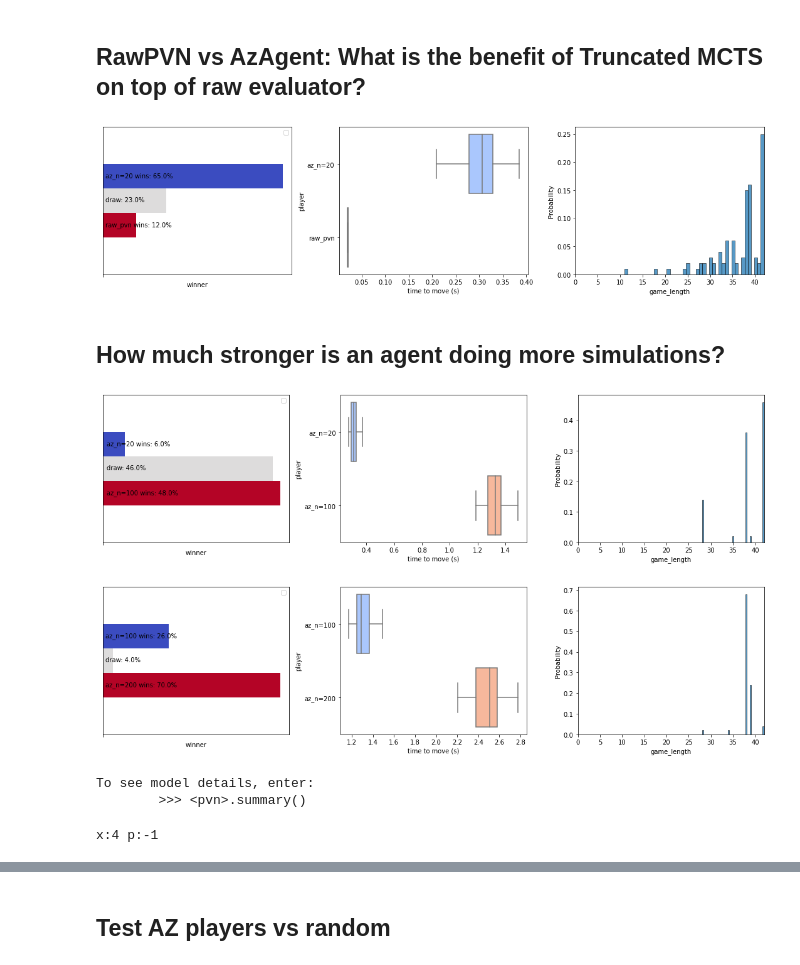
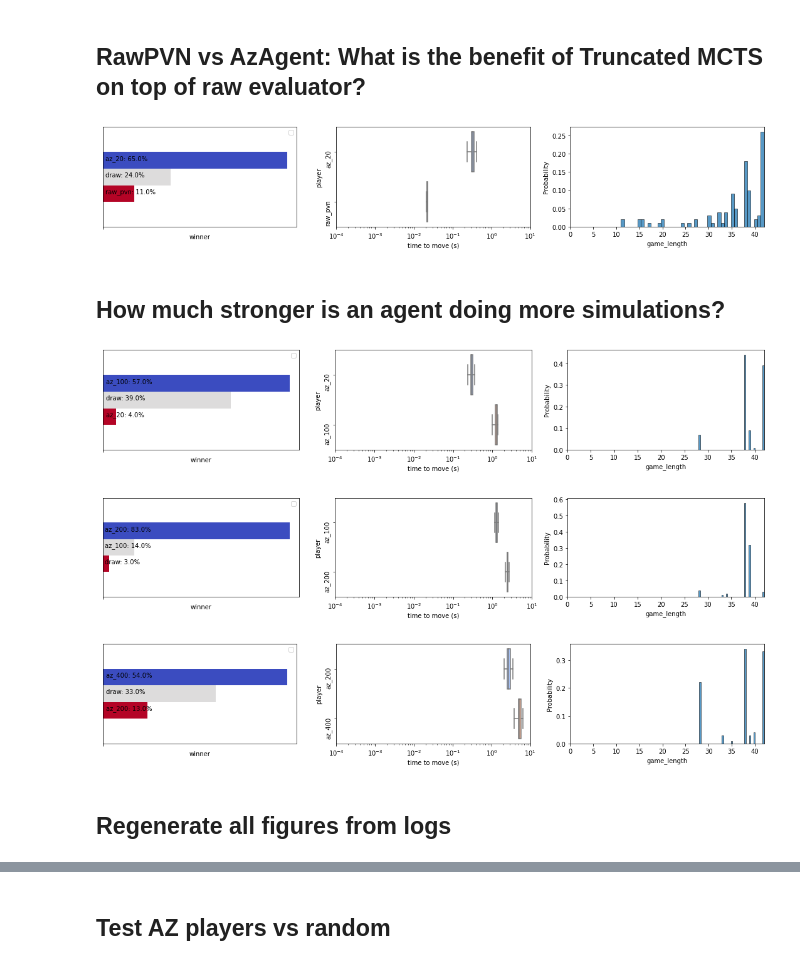
Before and after one commit to spayot/connectfour, a Jupyter notebook: notebooks/test_game.ipynb, the cells around one changed output, grey strips where cells are left out. Cells and saved outputs as stored; diff of their text form; code cells hidden in the pictures.

```diff
--- a/notebooks/test_game.ipynb
+++ b/notebooks/test_game.ipynb
@@ -9,6 +9,6 @@ import connectfour as c4
 from connectfour import game
 
 FIGDIR = '../visualizations/'
-
+LOGPATH = '../logs/compete/compete.log'
 %load_ext autoreload
 %autoreload 2
@@ -437,6 +434,14 @@ array([0.  , 0.  , 0.25, 0.  , 0.  , 0.  , 0.75])
 [action.N for action in node.actions]
 # %% [output]
 [0, 0, 20, 0, 0, 0, 180]
+# %%
+def compete_and_plot(strat1, strat2):
+    outcomes = c4.compete.compare_strategies(strat1=strat1,
+                                         strat2=strat2,
+                                         n_games=100,
+                                         logpath=LOGPATH)
+    # plot outcomes
+    c4.compete.plot_strat_competition_outcomes(outcomes, figdir=FIGDIR)
 # %% [markdown]
 ## Test Random vs LeftMost
 # %%
@@ -471,47 +481,32 @@ for n in [20,100,200,400]:
     az_strat[n] = c4.strategies.MctsPvnStrategy(evaluator=pvn,
                                                 temperature_schedule=temperature_schedule,
                                                 n_sims=n)
+
+raw_strat = c4.strategies.RawPVNetStrategy(pvn, temperature=.8)
 # %% [markdown]
 ## RawPVN vs AzAgent: What is the benefit of Truncated MCTS on top of raw evaluator?
 # %%
-# raw_strat = c4.strategies.RawPVNetStrategy(pvn, temperature=.8)
-
-# # simulate a few games
-# outcomes = c4.compete.compare_strategies(strat1=az_strat[20],
-#                                          strat2=raw_strat,
-#                                          n_games=100)
-
-# plot outcomes
-c4.compete.plot_strat_competition_outcomes(outcomes, 'az_n=20', 'raw_pvn', figdir=FIGDIR)
+# AzAgent with 20 simulations vs raw evaluator
+compete_and_plot(strat1=az_strat[20],
+                 strat2=raw_strat)
 # %% [output]
-[figure, old version]
+[figure, new version]
 # %% [markdown]
 ## How much stronger is an agent doing more simulations?
 # %%
-# simulate a few games
-outcomes = c4.compete.compare_strategies(strat1=az_strat[20],
-                                         strat2=az_strat[100],
-                                         n_games=50)
-
-c4.compete.plot_strat_competition_outcomes(outcomes, 'az_n=20', 'az_n=100', figdir=FIGDIR)
+compete_and_plot(strat1=az_strat[20],
+                 strat2=az_strat[100])
 # %% [output]
-[figure, old version]
+[figure, new version]
 # %%
-outcomes = c4.compete.compare_strategies(strat1=az_strat[100],
-                                         strat2=az_strat[200],
-                                         n_games=50)
-
-c4.compete.plot_strat_competition_outcomes(outcomes, 'az_n=100', 'az_n=200')
+compete_and_plot(strat1=az_strat[100],
+                 strat2=az_strat[200])
 # %% [output]
-[figure, old version]
+[figure, new version]
-# %%
-pvn = c4.pvnet.PolicyValueNet.from_file('../models/gen9.h5')
-strat = c4.strategies.RawPVNetStrategy(pvn, temperature=1)
-# %% [output]
-To see model details, enter:
-        >>> <pvn>.summary()
-# %%
-state = generate_test_state([3,3,2,0,0,0,0,0,0])
-strat.select_action(state)
-# %% [output]
-x:4 p:-1
+# %%
+compete_and_plot(strat1=az_strat[200],
+                 strat2=az_strat[400])
+# %% [output]
+[figure, added]
+# %% [markdown]
+## Regenerate all figures from logs
```
Also changed, not shown: parts of 10 cells of this notebook, 17 other files.
